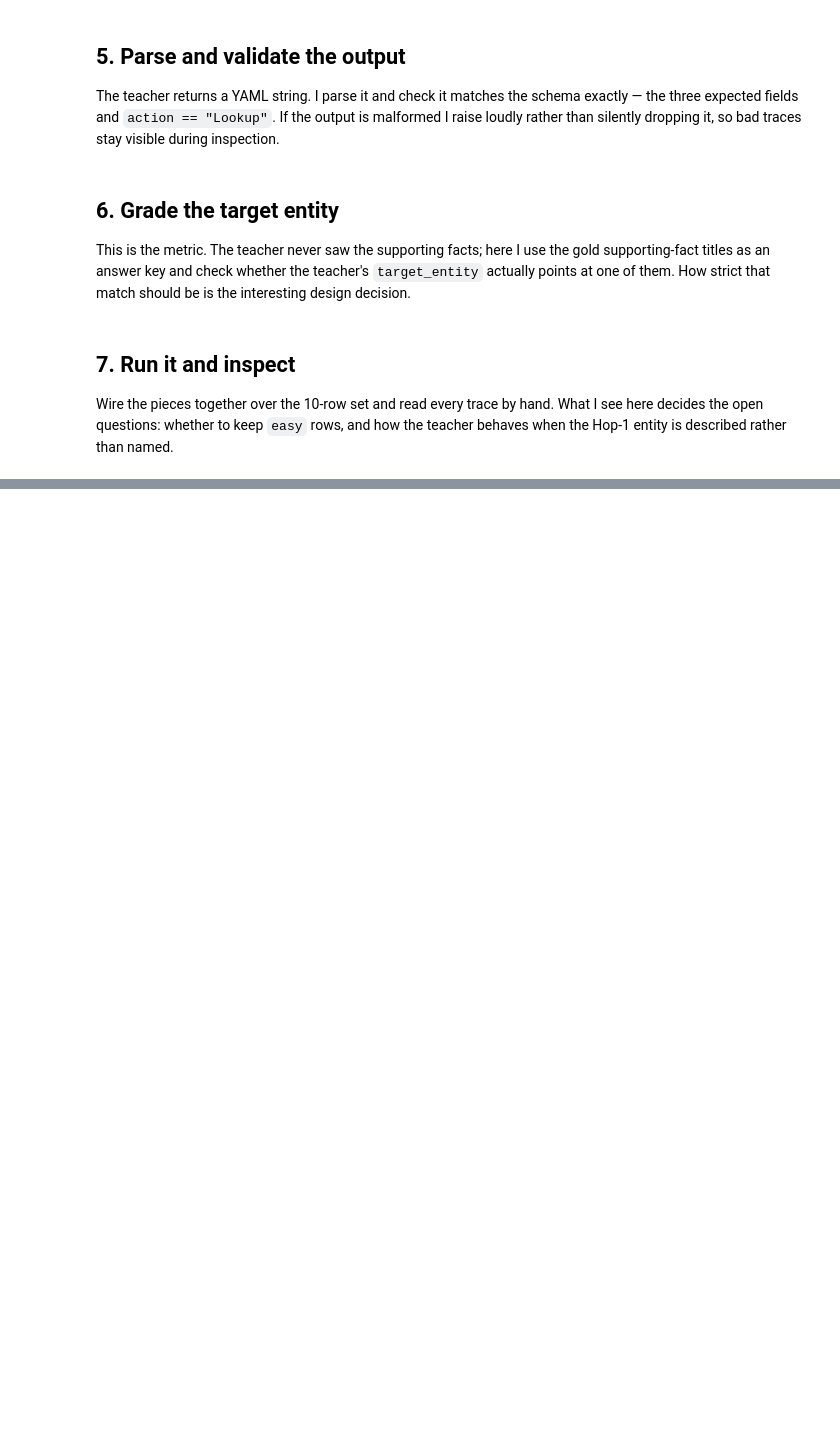
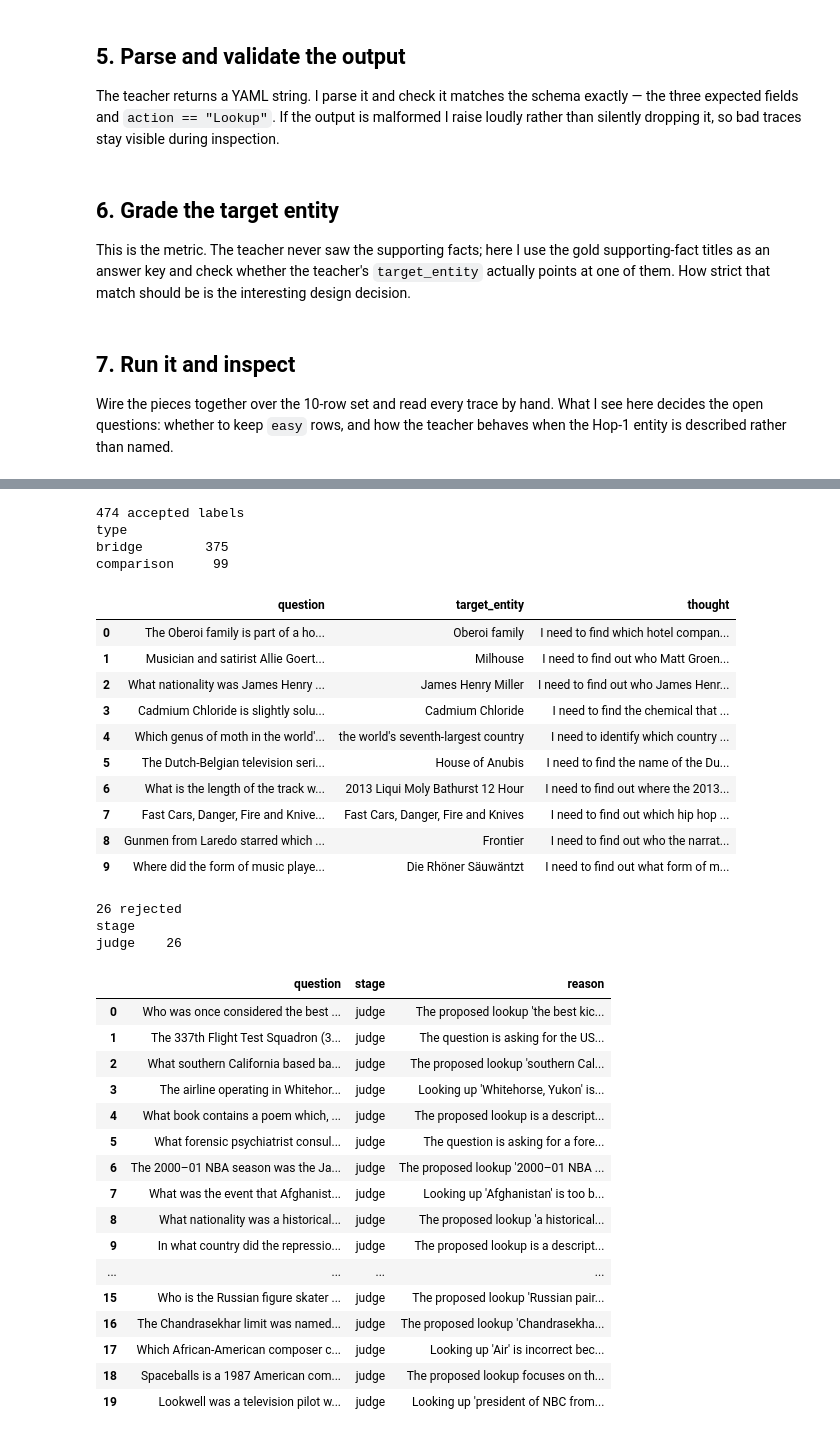
Before and after one commit to D2himself/hop-specialist, a Jupyter notebook: notebooks/02_Teacher_Labeling.ipynb, the cells around one changed output, grey strips where cells are left out. Cells and saved outputs as stored; diff of their text form; code cells hidden in the pictures; blank space fills up the shorter version.

```diff
--- a/notebooks/02_Teacher_Labeling.ipynb
+++ b/notebooks/02_Teacher_Labeling.ipynb
@@ -260,0 +531,51 @@ print(f"String-match hits: {hits}/{len(label_set)} "
+# %%
+import pandas as pd
+
+labeled = pd.read_json(ACCEPTED, lines=True)
+print(f"{len(labeled)} accepted labels")
+print(labeled["type"].value_counts().to_string())
+display(labeled[["question", "target_entity", "thought"]].head(10))
+
+# Read the rejects by hand: parse-stage rows test the strict-quoting fix, judge-stage rows
+# are the ones to eyeball for false negatives at scale.
+if REJECTED.exists():
+    rejects = pd.read_json(REJECTED, lines=True)
+    print(f"\n{len(rejects)} rejected")
+    print(rejects["stage"].value_counts().to_string())
+    display(rejects[["question", "stage", "reason"]].head(20))
+# %% [output]
+474 accepted labels
+type
+bridge        375
+comparison     99
+|  | question | target_entity | thought |
+| 0 | The Oberoi family is part of a ho... | Oberoi family | I need to find which hotel compan... |
+| 1 | Musician and satirist Allie Goert... | Milhouse | I need to find out who Matt Groen... |
+| 2 | What nationality was James Henry ... | James Henry Miller | I need to find out who James Henr... |
+| 3 | Cadmium Chloride is slightly solu... | Cadmium Chloride | I need to find the chemical that ... |
+| 4 | Which genus of moth in the world'... | the world's seventh-largest country | I need to identify which country ... |
+| 5 | The Dutch-Belgian television seri... | House of Anubis | I need to find the name of the Du... |
+| 6 | What is the length of the track w... | 2013 Liqui Moly Bathurst 12 Hour | I need to find out where the 2013... |
+| 7 | Fast Cars, Danger, Fire and Knive... | Fast Cars, Danger, Fire and Knives | I need to find out which hip hop ... |
+| 8 | Gunmen from Laredo starred which ... | Frontier | I need to find out who the narrat... |
+| 9 | Where did the form of music playe... | Die Rhöner Säuwäntzt | I need to find out what form of m... |
+26 rejected
+stage
+judge    26
+|  | question | stage | reason |
+| 0 | Who was once considered the best ... | judge | The proposed lookup 'the best kic... |
+| 1 | The 337th Flight Test Squadron (3... | judge | The question is asking for the US... |
+| 2 | What southern California based ba... | judge | The proposed lookup 'southern Cal... |
+| 3 | The airline operating in Whitehor... | judge | Looking up 'Whitehorse, Yukon' is... |
+| 4 | What book contains a poem which, ... | judge | The proposed lookup is a descript... |
+| 5 | What forensic psychiatrist consul... | judge | The question is asking for a fore... |
+| 6 | The 2000–01 NBA season was the Ja... | judge | The proposed lookup '2000–01 NBA ... |
+| 7 | What was the event that Afghanist... | judge | Looking up 'Afghanistan' is too b... |
+| 8 | What nationality was a historical... | judge | The proposed lookup 'a historical... |
+| 9 | In what country did the repressio... | judge | The proposed lookup is a descript... |
+| ... | ... | ... | ... |
+| 15 | Who is the Russian figure skater ... | judge | The proposed lookup 'Russian pair... |
+| 16 | The Chandrasekhar limit was named... | judge | The proposed lookup 'Chandrasekha... |
+| 17 | Which African-American composer c... | judge | Looking up 'Air' is incorrect bec... |
+| 18 | Spaceballs is a 1987 American com... | judge | The proposed lookup focuses on th... |
+| 19 | Lookwell was a television pilot w... | judge | Looking up 'president of NBC from... |
```
Also changed, not shown: parts of 25 cells of this notebook, 3 other files.
